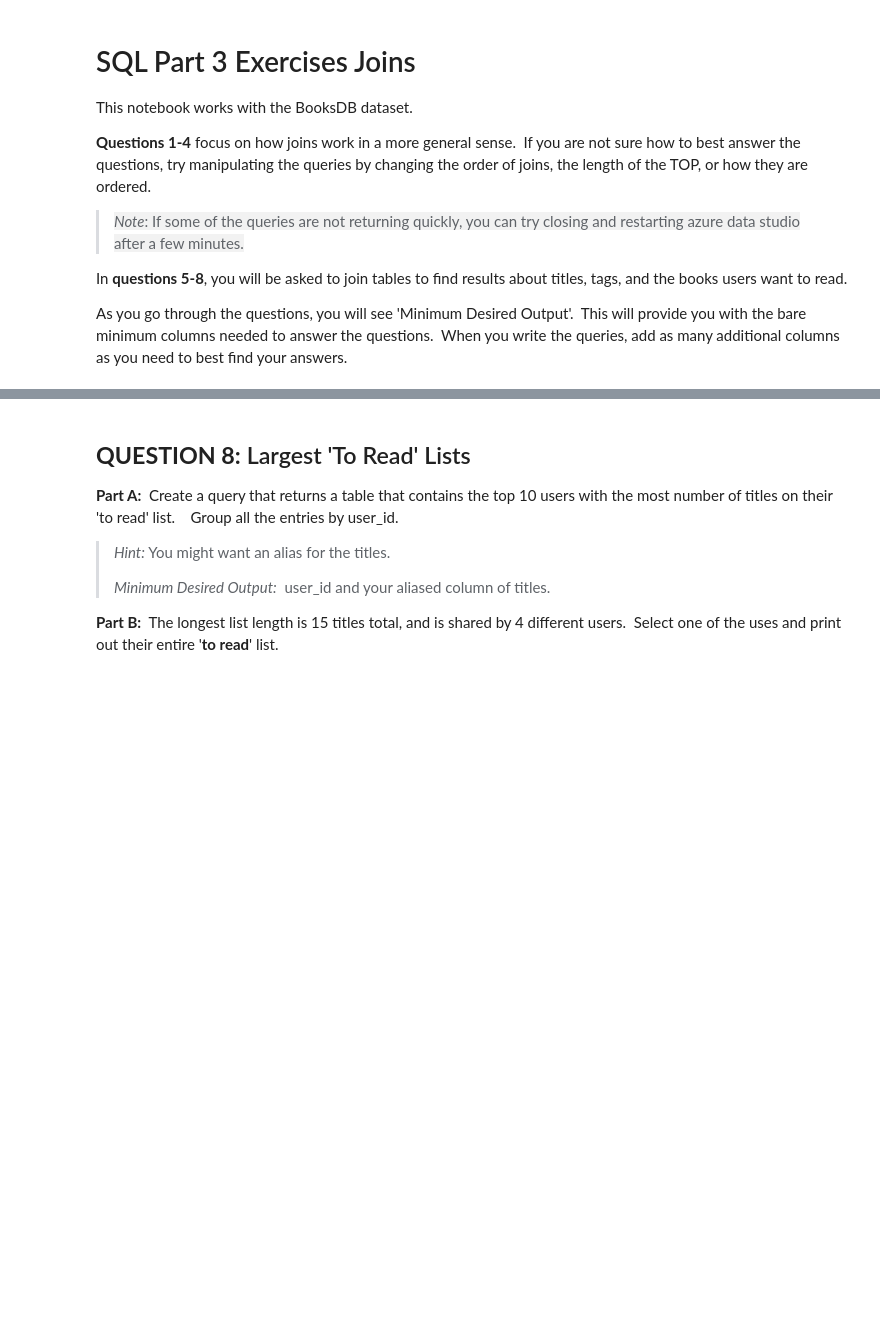
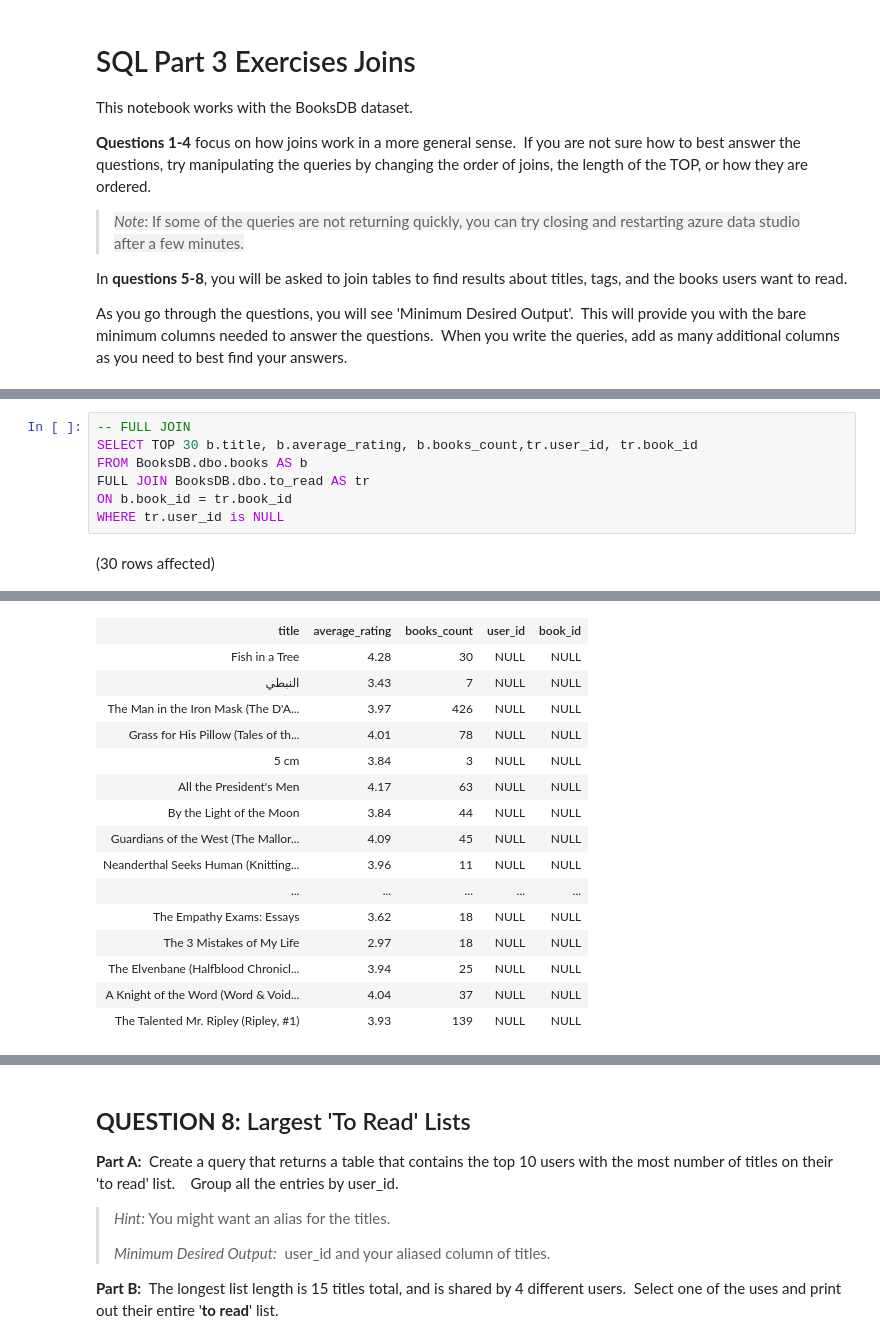
Before and after one commit to yayasanya/SQL-Part-3-Exercises, a Jupyter notebook: SQL-Part-3-Exercises/Notebook-1.ipynb, the cells around one changed output, grey strips where cells are left out. Drawn from its saved outputs; the diff is of its cells as text; blank space fills up the shorter version.

```diff
--- a/SQL-Part-3-Exercises/Notebook-1.ipynb
+++ b/SQL-Part-3-Exercises/Notebook-1.ipynb
@@ -192,0 +115,9 @@ Total execution time: 00:00:00.057
+# %%
+-- FULL JOIN
+SELECT TOP 30 b.title, b.average_rating, b.books_count,tr.user_id, tr.book_id
+FROM BooksDB.dbo.books AS b
+FULL JOIN BooksDB.dbo.to_read AS tr
+ON b.book_id = tr.book_id
+WHERE tr.user_id is NULL
+# %% [output]
+(30 rows affected)
@@ -192,0 +125,16 @@ Total execution time: 00:00:00.057
+| title | average_rating | books_count | user_id | book_id |
+| Fish in a Tree | 4.28 | 30 | NULL | NULL |
+| النبطي | 3.43 | 7 | NULL | NULL |
+| The Man in the Iron Mask (The D'A... | 3.97 | 426 | NULL | NULL |
+| Grass for His Pillow (Tales of th... | 4.01 | 78 | NULL | NULL |
+| 5 cm | 3.84 | 3 | NULL | NULL |
+| All the President's Men | 4.17 | 63 | NULL | NULL |
+| By the Light of the Moon | 3.84 | 44 | NULL | NULL |
+| Guardians of the West (The Mallor... | 4.09 | 45 | NULL | NULL |
+| Neanderthal Seeks Human (Knitting... | 3.96 | 11 | NULL | NULL |
+| ... | ... | ... | ... | ... |
+| The Empathy Exams: Essays | 3.62 | 18 | NULL | NULL |
+| The 3 Mistakes of My Life | 2.97 | 18 | NULL | NULL |
+| The Elvenbane (Halfblood Chronicl... | 3.94 | 25 | NULL | NULL |
+| A Knight of the Word (Word & Void... | 4.04 | 37 | NULL | NULL |
+| The Talented Mr. Ripley (Ripley, #1) | 3.93 | 139 | NULL | NULL |
```
Also changed, not shown: parts of 40 cells of this notebook, 1 other file.
